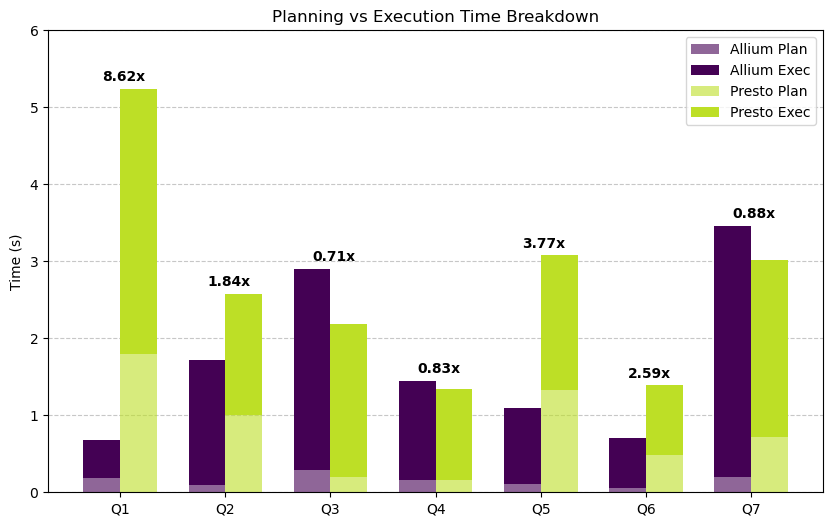
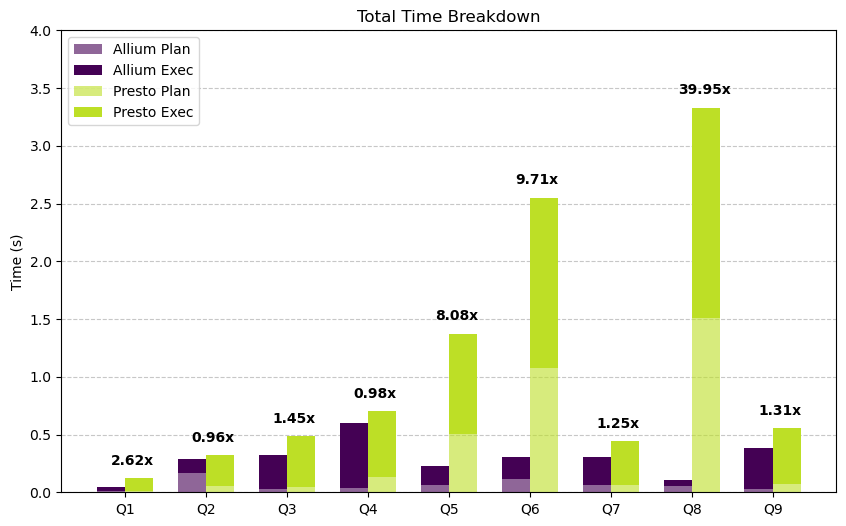
Code edit (unified diff) that turned the first committed figure into the second:
--- before
+++ after
@@ -13,5 +13,5 @@
 # Clean up column names for easier access
 # This changes 'allium-sativum.total' to 'allium_total'
-df.columns = [c.replace('allium-sativum.', 'allium_').replace('presto.', 'presto_').replace('.', '_') for c in df.columns]
+df.columns = [c.replace('alliumSativum.', 'allium_').replace('presto.', 'presto_').replace('.', '_') for c in df.columns]
 
 df['speedup'] = df['presto_total'] / df['allium_total']
@@ -42,7 +42,7 @@
     plt.text(i - (width / 2), max(position_presto, position_alliumsativum) + 0.15, f"{v:.2f}x", va='center', fontweight='bold', zorder=2)
 
-plt.ylim(0, 6)
+plt.ylim(0, 4)
 plt.ylabel('Time (s)')
-plt.title('Planning vs Execution Time Breakdown')
+plt.title('Total Time Breakdown')
 plt.xticks(x, df['query_short'])
 plt.legend()

Commit: fix(optimizer): Final projection and filter